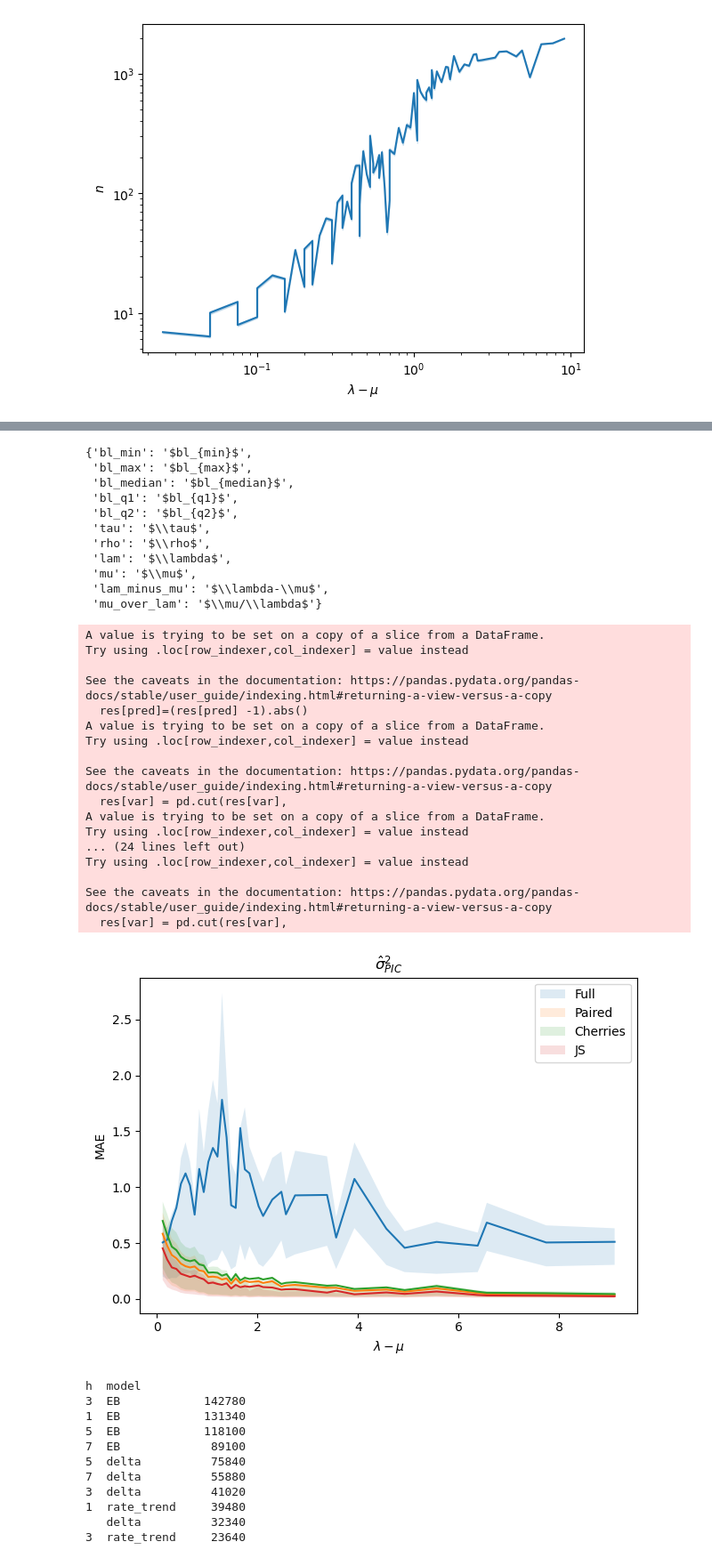
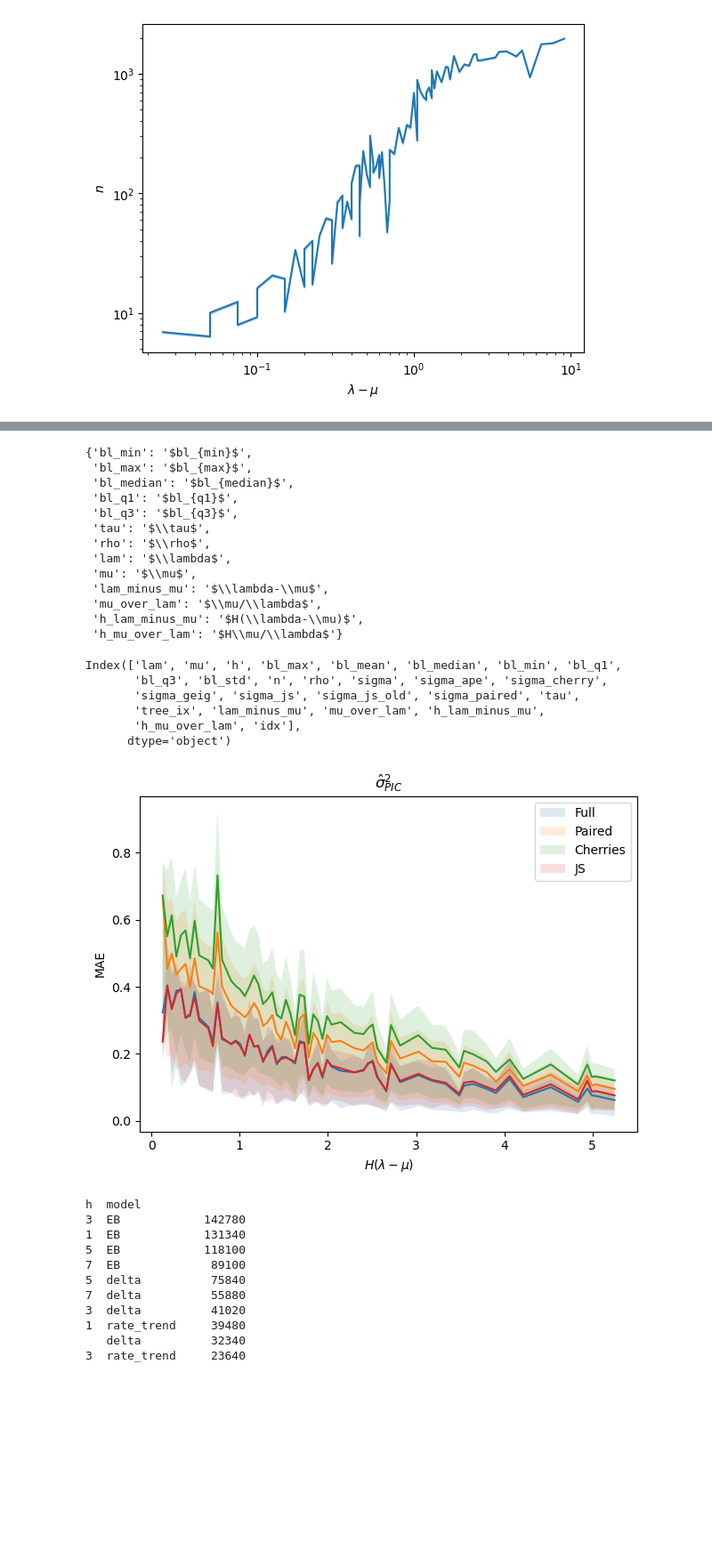
Before and after one commit to bkrosenz/evolutionary-rates, a Jupyter notebook: Birth Death Trees.ipynb, the cells around one changed output, grey strips where cells are left out. Shown at 89% size. Saved outputs shown, nothing was run; the diff lists cells and outputs as text; code cells hidden in the pictures; blank space fills up the shorter version.

```diff
--- a/Birth Death Trees.ipynb
+++ b/Birth Death Trees.ipynb
@@ -4279,10 +4501,2 @@ x#.describe()
 # %%
-# TODO: plot bl mean
-p=sns.lineplot(data=x.query('h==5'),
-               x='lam_minus_mu',
-               y='bl_mean')
-plt.xscale('log')
-plt.yscale('log')
-plt.ylabel(r'$bl_{mean}$')
-plt.xlabel(r'$\lambda-\mu$')
-plt.savefig(figdir/'lam_minus_mu_h5_bl.png');
+x=x.astype(float)
@@ -4646,7 +4927,7 @@ x[['idx',pred]].groupby('idx', observed=True).agg(
 # %%
 
 xlabels = {
-    f'bl_{stat}':r"$bl_{"+stat+"}$" for stat in ('min','max','median','q1','q2')}
+    f'bl_{stat}':r"$bl_{"+stat+"}$" for stat in ('min','max','median','q1','q3')}
 xlabels.update(
     {
     'tau':r'$\tau$',
@@ -4655,6 +4936,8 @@ xlabels.update(
     'mu':r'$\mu$',
     'lam_minus_mu':r'$\lambda-\mu$',
     'mu_over_lam':r'$\mu/\lambda$',
+    'h_lam_minus_mu':r'$H(\lambda-\mu)$',
+    'h_mu_over_lam':r'$H\mu/\lambda$',
 })
 xlabels
 # %% [output]
@@ -4662,21 +4945,32 @@ xlabels
  'bl_max': '$bl_{max}$',
  'bl_median': '$bl_{median}$',
  'bl_q1': '$bl_{q1}$',
- 'bl_q2': '$bl_{q2}$',
+ 'bl_q3': '$bl_{q3}$',
  'tau': '$\\tau$',
  'rho': '$\\rho$',
  'lam': '$\\lambda$',
  'mu': '$\\mu$',
  'lam_minus_mu': '$\\lambda-\\mu$',
- 'mu_over_lam': '$\\mu/\\lambda$'}
+ 'mu_over_lam': '$\\mu/\\lambda$',
+ 'h_lam_minus_mu': '$H(\\lambda-\\mu)$',
+ 'h_mu_over_lam': '$H\\mu/\\lambda$'}
+# %%
+x.columns
+# %% [output]
+Index(['lam', 'mu', 'h', 'bl_max', 'bl_mean', 'bl_median', 'bl_min', 'bl_q1',
+       'bl_q3', 'bl_std', 'n', 'rho', 'sigma', 'sigma_ape', 'sigma_cherry',
+       'sigma_geig', 'sigma_js', 'sigma_js_old', 'sigma_paired', 'tau',
+       'tree_ix', 'lam_minus_mu', 'mu_over_lam', 'h_lam_minus_mu',
+       'h_mu_over_lam', 'idx'],
+      dtype='object')
 # %%
 # x if ils else x_no_ils.reset_index()
 
 w_lim = 0.005
-var = "lam_minus_mu"
+var =  "h_lam_minus_mu" # "bl_min" # "n" #  "h_mu_over_lam" # h_lam_minus_mu
 ils = False
 
-query = 'bl_min<.2 '# 'n<500'# 'bl_min<.2 & 500>n>4'# "bl_min < 0.25 & h>1 & 4<n<1000"
+query = 'rho<0'#  "bl_min < 0.25 & n>4" # 'bl_min<.2 & 500>n>4' # 'bl_min < .05 & 4 < n < 50'#'' #  'bl_min<.1'# "bl_min < 0.25 & h>1 & 4<n<1000"
 if var == "n":
     eps = 10
     # query = '&'.join((query,""))
@@ -4684,23 +4978,20 @@ else:
     eps = 0.01
     # query = '&'.join((query, "500>n"))  # lam>5 & mu>4'#100<n<500'
 
-# plt.figure(figsize=(12, 6))
-# # plt.plot(data.index,
-# #          data['Value'],
-# #          label='Original Data', alpha=0.6) # Optional: Plot original data
-# plt.errorbar(data.index,
-#              data[var],
-#              yerr=data['Rolling_Std'],
-#              fmt='-o', markersize=4, capsize=3, label='Rolling Mean with Std Dev Error')
-
 bins=100
 
-
 for pred, label in zip(
-    ["sigma", "sigma_paired", "sigma_cherry", "sigma_js"], ["Full", "Paired", "Cherries","JS"]
+    # [ "sigma_ape", "sigma_geig"],
+    # [ "ape", "geiger"]
+    ["sigma", "sigma_paired", "sigma_cherry", "sigma_js", ],
+    ["Full", "Paired", "Cherries","JS", ]
 ):
     # if label!='Full':continue
-    res = x[[var, pred]]
+    if query:
+        res=x.query(query)
+    else:
+        res = x
+    res = res[[var, pred]]
     res[pred]=(res[pred] -1).abs() # get MAE
     res[var] = pd.cut(res[var],
                           bins=bins,
@@ -4743,52 +5034,35 @@ for pred, label in zip(
     # plt.plot(*res,
     # plt.errorbar(
 
     #              yerr=res['std'],
     #          fmt='-o',
     #              markersize=4,
     #              capsize=3,
     #              label='Rolling Mean with Std Dev Error')
 
     # break
 # plt.plot(x_grid, rolling_mae(x_grid, var='tau',limits=[w_lim,1-w_lim]),'b')
 plt.xlabel(xlabels.get(var,var))
 plt.ylabel(r"MAE")
 plt.title(r"$\hat{\sigma}^2_{PIC}$")
 plt.legend(loc="upper right")
 # plt.yscale("log")
 
 # if var == "tau":
 #     plt.legend(loc="upper right")
 # # elif var == "n" and not ils:
 #     plt.legend(loc="center")
 # else:
 #     plt.legend(loc="upper left")
 if ils and var != "n":
     plt.yscale("log")
 
 plt.tight_layout()
-outfile = figdir / (f"pic/pic_{var}_{query}{'_ils' if ils else ''}_mae_b{bins}.png")
+outfile = figdir / (f"pic/pic_{var}_{query.replace(' ','')}{'_ils' if ils else ''}_mae_b{bins}.png")
 plt.savefig(outfile,
             dpi = 600);
 # %% [output]
-A value is trying to be set on a copy of a slice from a DataFrame.
-Try using .loc[row_indexer,col_indexer] = value instead
-
-See the caveats in the documentation: https://pandas.pydata.org/pandas-docs/stable/user_guide/indexing.html#returning-a-view-versus-a-copy
-  res[pred]=(res[pred] -1).abs()
-A value is trying to be set on a copy of a slice from a DataFrame.
-Try using .loc[row_indexer,col_indexer] = value instead
-
-See the caveats in the documentation: https://pandas.pydata.org/pandas-docs/stable/user_guide/indexing.html#returning-a-view-versus-a-copy
-  res[var] = pd.cut(res[var],
-A value is trying to be set on a copy of a slice from a DataFrame.
-Try using .loc[row_indexer,col_indexer] = value instead
-... (24 lines left out)
-Try using .loc[row_indexer,col_indexer] = value instead
-
-See the caveats in the documentation: https://pandas.pydata.org/pandas-docs/stable/user_guide/indexing.html#returning-a-view-versus-a-copy
-  res[var] = pd.cut(res[var],
-[figure, old version]
+[figure, new version]
 # %%
 
 geiger = pd.read_csv(parent_dir / 'evorates_preds.csv.gz',index_col=x_var)
```
Also changed, not shown: parts of 69 cells of this notebook, 1 other file.
